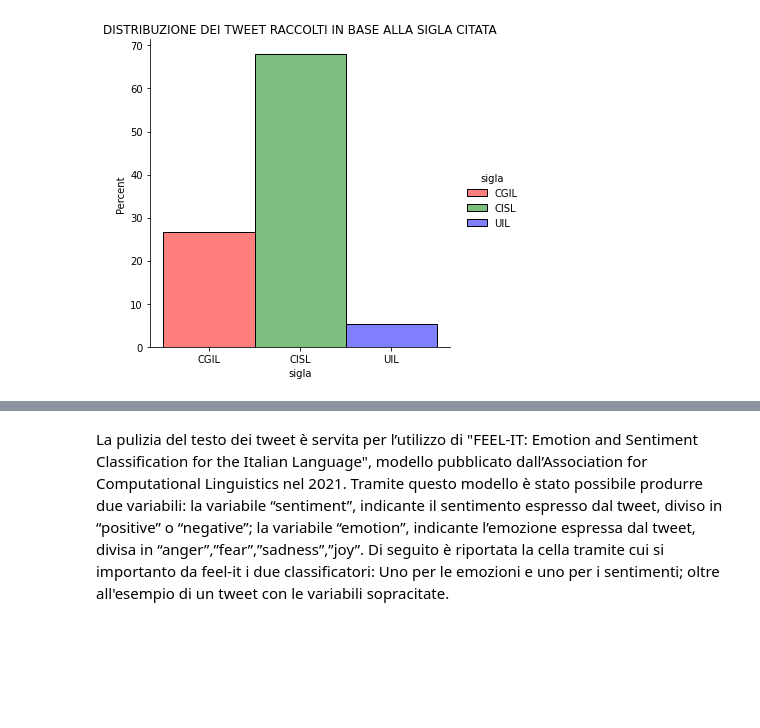
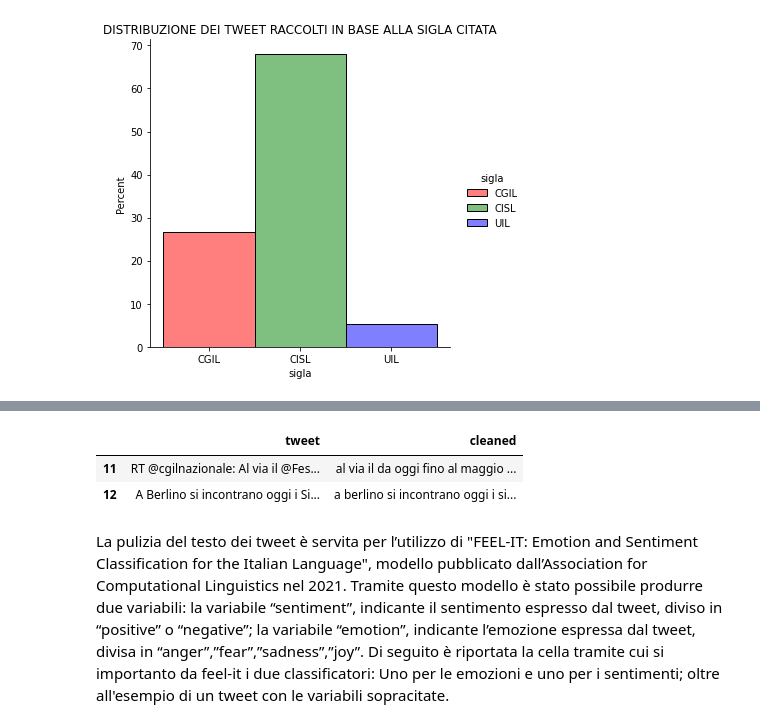
Before and after one commit to paolofesta/prove, a Jupyter notebook: scrittura.ipynb, the cells around one changed output, grey strips where cells are left out. Drawn from its saved outputs; the diff is of its cells as text; code cells hidden in the pictures; blank space fills up the shorter version.

```diff
--- a/scrittura.ipynb
+++ b/scrittura.ipynb
@@ -137,4 +136,0 @@ print()
-# %%
-#@title
-df3=clean_tweets(df2)
-df3 #non faccio tokenizzazione e lemmatizzazione perchè FEEL-IT funziona con le frasi di senso compiuto
@@ -156,3 +137,10 @@ Complete. Number of Tweets that have been cleaned and tokenized : 13365
+# %%
+#@title
+df3.iloc[[11,12]]
+# %% [output]
+|  | tweet | cleaned |
+| 11 | RT @cgilnazionale: Al via il @Fes... | al via il da oggi fino al maggio ... |
+| 12 | A Berlino si incontrano oggi i Si... | a berlino si incontrano oggi i si... |
 # %% [markdown]
 La pulizia del testo dei tweet è servita per l’utilizzo di "FEEL-IT: Emotion and Sentiment Classification for the Italian Language", modello pubblicato dall’Association for Computational Linguistics nel 2021. Tramite questo modello è stato possibile produrre due variabili: la variabile “sentiment”, indicante il sentimento espresso dal tweet, diviso in “positive” o “negative”; la variabile “emotion”, indicante l’emozione espressa dal tweet, divisa in “anger”,”fear”,”sadness”,”joy”. Di seguito è riportata la cella tramite cui si importanto da feel-it i due classificatori: Uno per le emozioni e uno per i sentimenti; oltre all'esempio di un tweet con le variabili sopracitate.
 # %%
```
Also changed, not shown: parts of 3 cells of this notebook.
